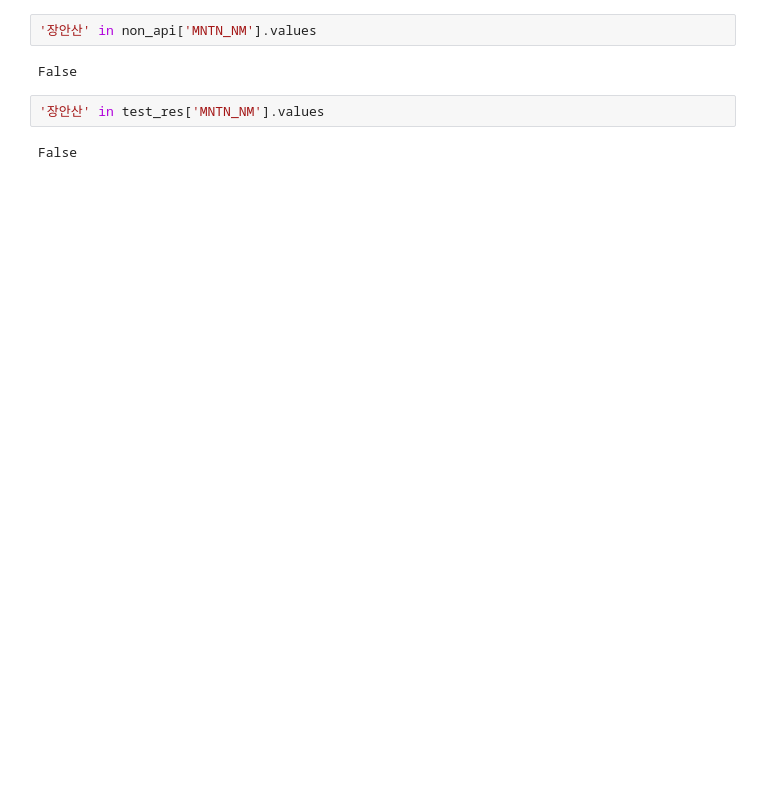
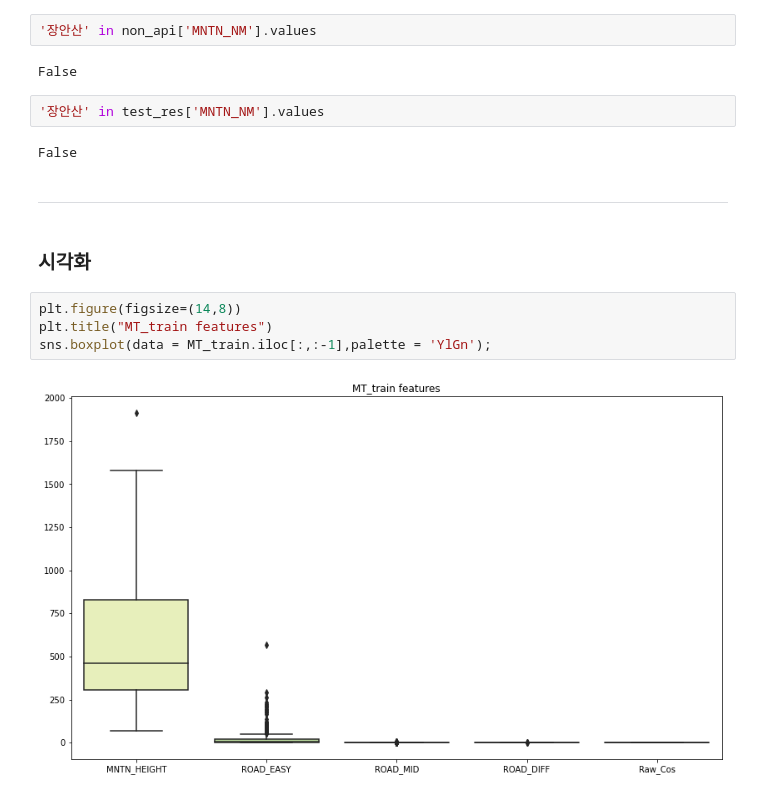
Before and after one commit to YSdoubleM/Passion_Mountain, a Jupyter notebook: Proj_modeling5.ipynb, the cells around one changed output. Drawn from its saved outputs; the diff is of its cells as text; blank space fills up the shorter version.

```diff
--- a/Proj_modeling5.ipynb
+++ b/Proj_modeling5.ipynb
@@ -856,3 +834,13 @@ False
 '장안산' in test_res['MNTN_NM'].values
 # %% [output]
 False
+# %% [markdown]
+---
+# %% [markdown]
+### 시각화
+# %%
+plt.figure(figsize=(14,8))
+plt.title("MT_train features")
+sns.boxplot(data = MT_train.iloc[:,:-1],palette = 'YlGn');
+# %% [output]
+[figure, added]
```
Also changed, not shown: parts of 16 cells of this notebook, 1 other file.
